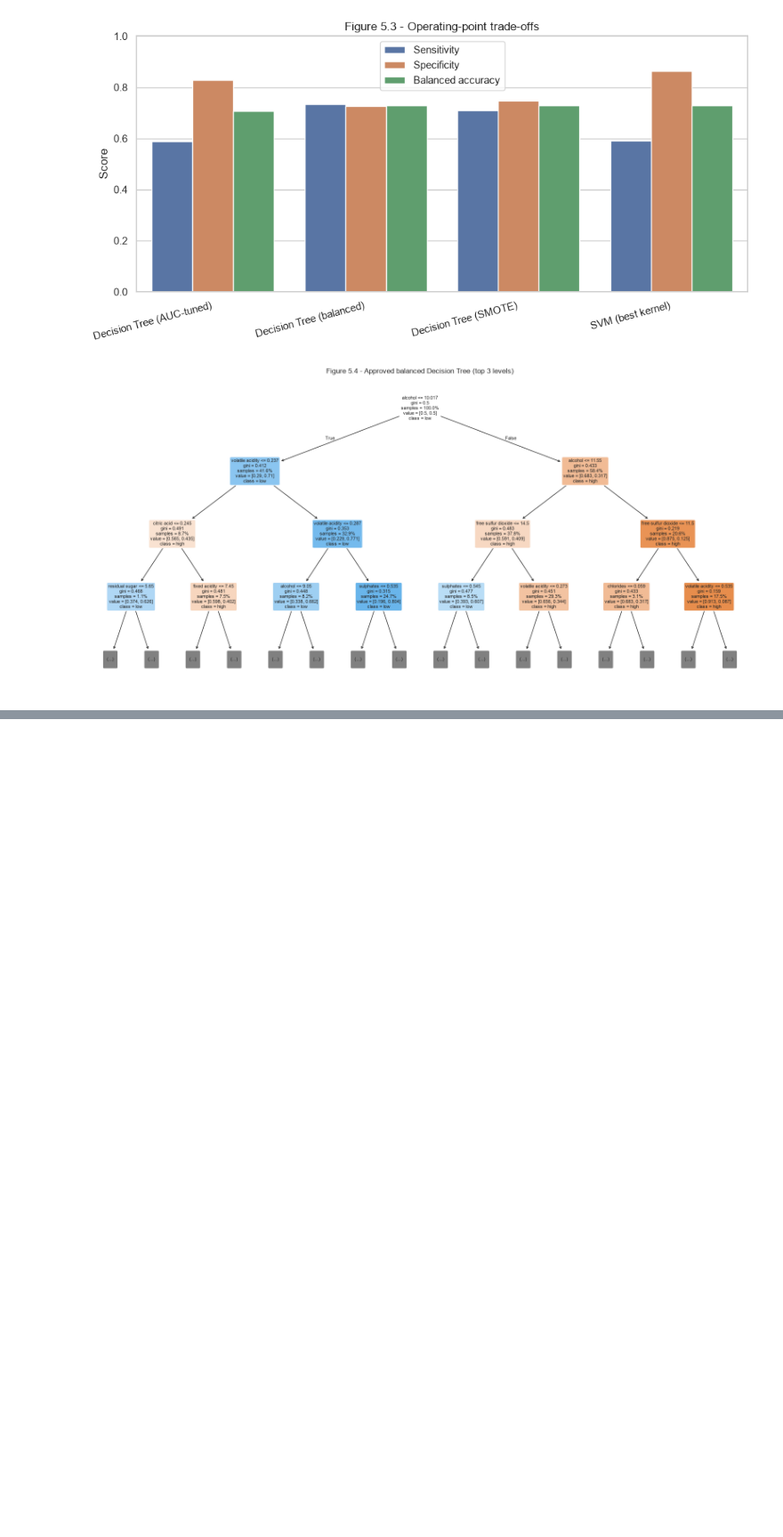
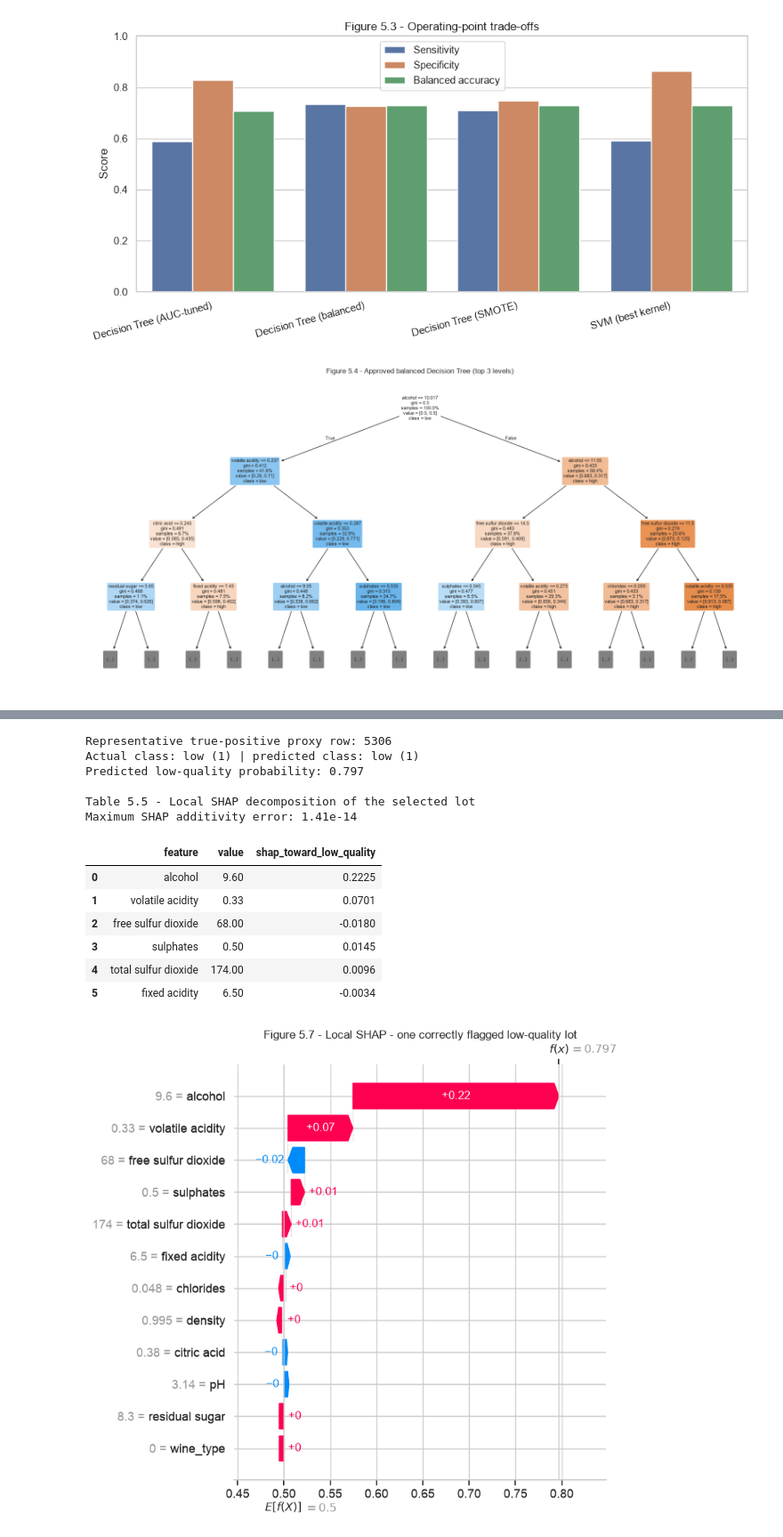
Before and after one commit to lfariabr/masters-swe-ai, a Jupyter notebook: 2026-T2/MLN/assignments/Assessment2/notebook/MLN601FariaLuisBrief2v7.ipynb, the cells around one changed output, grey strips where cells are left out. Shown at 89% size. Saved outputs shown, nothing was run; the diff lists cells and outputs as text; code cells hidden in the pictures; blank space fills up the shorter version.

```diff
--- a/2026-T2/MLN/assignments/Assessment2/notebook/MLN601FariaLuisBrief2v7.ipynb
+++ b/2026-T2/MLN/assignments/Assessment2/notebook/MLN601FariaLuisBrief2v7.ipynb
@@ -1013,0 +1116,52 @@ importance
+# %%
+# 5.1.3 - Local SHAP: decompose one correctly flagged low-quality lot
+test_prediction = dt_balanced.predict(X_test)
+true_positive_positions = np.flatnonzero(
+    (y_test.to_numpy() == 1) & (test_prediction == 1)
+)
+tp_scores = low_probability[true_positive_positions]
+local_position = int(true_positive_positions[
+    np.argmin(np.abs(tp_scores - np.median(tp_scores)))
+])
+local_index = X_test.index[local_position]
+local_explanation = low_shap[local_position]
+
+local_table = (pd.DataFrame({
+    "feature": feature_cols,
+    "value": X_test.iloc[local_position].to_numpy(),
+    "shap_toward_low_quality": local_explanation.values,
+})
+    .assign(absolute_shap=lambda frame: frame["shap_toward_low_quality"].abs())
+    .sort_values("absolute_shap", ascending=False)
+    .drop(columns="absolute_shap")
+    .reset_index(drop=True))
+local_table.to_csv(OUTPUT_DIR / "shap_local_example_v7.csv", index=False)
+
+print("Representative true-positive proxy row:", local_index)
+print("Actual class: low (1) | predicted class: low (1)")
+print("Predicted low-quality probability: %.3f" % low_probability[local_position])
+
+print("\nTable 5.5 - Local SHAP decomposition of the selected lot")
+print("Maximum SHAP additivity error: %.2e" % max_additivity_error)
+display(local_table.head(6).round(4))
+
+shap.plots.waterfall(local_explanation, max_display=12, show=False)
+plt.title("Figure 5.7 - Local SHAP - one correctly flagged low-quality lot")
+plt.tight_layout()
+plt.savefig(FIG_DIR / "v7_shap_local.png", dpi=120, bbox_inches="tight")
+plt.show()
+# %% [output]
+Representative true-positive proxy row: 5306
+Actual class: low (1) | predicted class: low (1)
+Predicted low-quality probability: 0.797
+
+Table 5.5 - Local SHAP decomposition of the selected lot
+Maximum SHAP additivity error: 1.41e-14
+|  | feature | value | shap_toward_low_quality |
+| 0 | alcohol | 9.60 | 0.2225 |
+| 1 | volatile acidity | 0.33 | 0.0701 |
+| 2 | free sulfur dioxide | 68.00 | -0.0180 |
+| 3 | sulphates | 0.50 | 0.0145 |
+| 4 | total sulfur dioxide | 174.00 | 0.0096 |
+| 5 | fixed acidity | 6.50 | -0.0034 |
+[figure, added]
```
Also changed, not shown: parts of 8 cells of this notebook, 5 other files.
